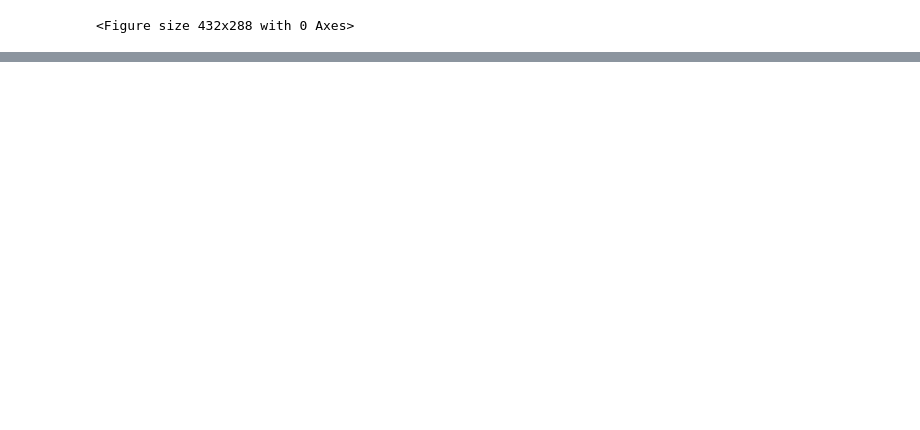
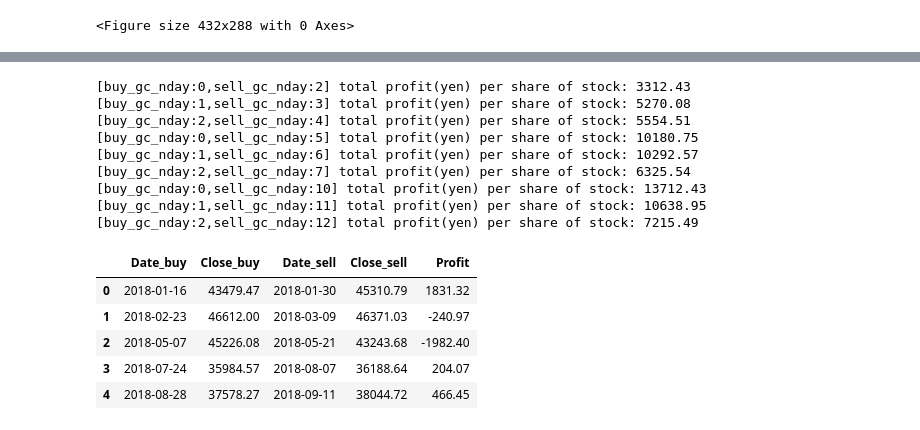
Before and after one commit to riron1206/03.stock_repo, a Jupyter notebook: get_stock_data/example.ipynb, the cells around one changed output, grey strips where cells are left out. Cells and saved outputs as stored; diff of their text form; code cells hidden in the pictures; blank space fills up the shorter version.

Commit message:
edit get_stock_data

```diff
--- a/get_stock_data/test.ipynb
+++ b/get_stock_data/example.ipynb
@@ -47,0 +49,31 @@ df.head()
+# %%
+#ゴールデンクロスの検出
+def add_golden_cross_col(df, av_short_col='5MA', av_long_col='30MA'):
+    """
+    ゴールデンクロス（長期の移動平均線を、短期の移動平均線が下から上に突き抜けたとき）発生時の株価列をデータフレームに追加する
+    https://qiita.com/kjybinp1105/items/db4efd07e20000c22f4e
+    Args:
+        df:pandas_datareaderで取得した株価データフレーム
+        av_short_col:dfの短期の移動平均列名
+        av_short_col:dfの長期の移動平均列名
+    """
+    golden_flag_col = f"golden_cross_{av_short_col}_{av_long_col}"
+    df[golden_flag_col] = 0
+    current_flag = 0
+    previous_flag = 1
+    for i,price in df.iterrows():
+        if(price[av_short_col] > price[av_long_col]):
+            current_flag = 1
+        else:
+            current_flag = 0
+        if(current_flag * (1 - previous_flag)):
+            df.loc[i, golden_flag_col] = price[av_long_col]
+        else:
+            df.loc[i, golden_flag_col] = None
+        previous_flag = current_flag
+    return df
+
+df = add_golden_cross_col(df)
+df = add_golden_cross_col(df, av_short_col='5MA', av_long_col='90MA')
+df = add_golden_cross_col(df, av_short_col='30MA', av_long_col='90MA')
+df.head()
@@ -77,0 +184,22 @@ stock_df_plot_plotly(_df)
+# %%
+for j in [2, 5, 10]:
+    for i in [0, 1, 2]:
+        df_profit = calc_golden_cross_profit(df, 'golden_cross_5MA_30MA', i, i+j)
+
+df_profit.head()
+# %% [output]
+[buy_gc_nday:0,sell_gc_nday:2] total profit(yen) per share of stock: 3312.43
+[buy_gc_nday:1,sell_gc_nday:3] total profit(yen) per share of stock: 5270.08
+[buy_gc_nday:2,sell_gc_nday:4] total profit(yen) per share of stock: 5554.51
+[buy_gc_nday:0,sell_gc_nday:5] total profit(yen) per share of stock: 10180.75
+[buy_gc_nday:1,sell_gc_nday:6] total profit(yen) per share of stock: 10292.57
+[buy_gc_nday:2,sell_gc_nday:7] total profit(yen) per share of stock: 6325.54
+[buy_gc_nday:0,sell_gc_nday:10] total profit(yen) per share of stock: 13712.43
+[buy_gc_nday:1,sell_gc_nday:11] total profit(yen) per share of stock: 10638.95
+[buy_gc_nday:2,sell_gc_nday:12] total profit(yen) per share of stock: 7215.49
+|  | Date_buy | Close_buy | Date_sell | Close_sell | Profit |
+| 0 | 2018-01-16 | 43479.47 | 2018-01-30 | 45310.79 | 1831.32 |
+| 1 | 2018-02-23 | 46612.00 | 2018-03-09 | 46371.03 | -240.97 |
+| 2 | 2018-05-07 | 45226.08 | 2018-05-21 | 43243.68 | -1982.40 |
+| 3 | 2018-07-24 | 35984.57 | 2018-08-07 | 36188.64 | 204.07 |
+| 4 | 2018-08-28 | 37578.27 | 2018-09-11 | 38044.72 | 466.45 |
```
Also changed, not shown: parts of 8 cells of this notebook, 7 other files.
